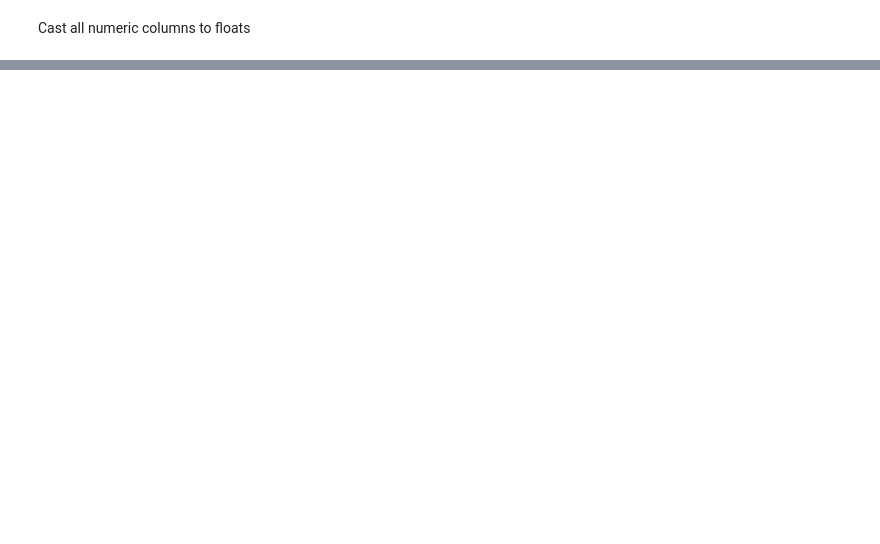
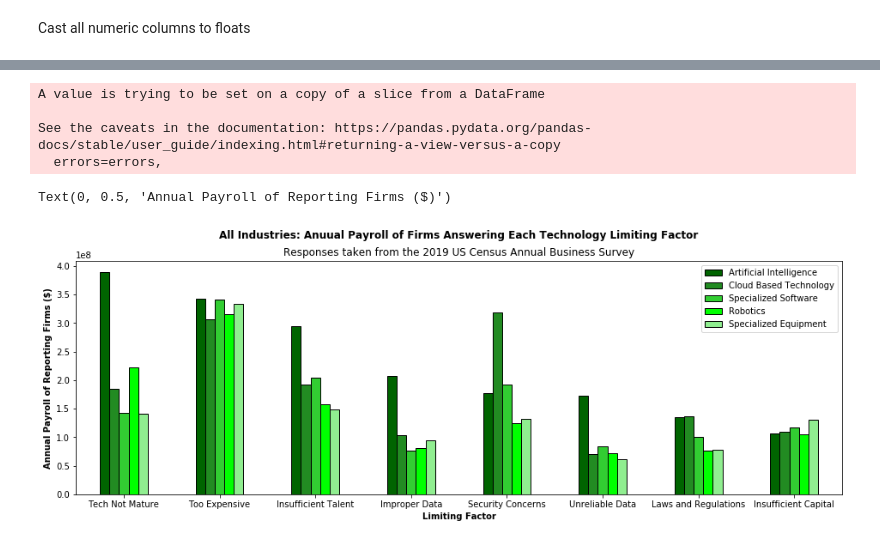
Before and after one commit to lstefanic/dev10-census-api-assessment, a Jupyter notebook: AllIndustries_TechFactors.ipynb, the cells around one changed output, grey strips where cells are left out. Drawn from its saved outputs; the diff is of its cells as text; code cells hidden in the pictures; blank space fills up the shorter version.

```diff
--- a/AllIndustries_TechFactors.ipynb
+++ b/AllIndustries_TechFactors.ipynb
@@ -128,0 +327,18 @@ plt.show()
+# %%
+# create full data frames
+TotalInd_df_payann = AI_df_payann
+TotalInd_df_payann.columns = ['Artificial Intelligence']
+TotalInd_df_payann['Cloud Based Technology'] = CloudB_df_payann['PAYANN']
+TotalInd_df_payann['Specialized Software'] = SpecSW_df_payann['PAYANN']
+TotalInd_df_payann['Robotics'] = Robo_df_payann['PAYANN']
+TotalInd_df_payann['Specialized Equipment'] = SpecEQ_df_payann['PAYANN']
+
+TotalInd_df_marketshare = AI_df_marketshare
+TotalInd_df_marketshare.columns = ['Artificial Intelligence']
+TotalInd_df_marketshare['Cloud Based Technology'] = CloudB_df_marketshare['RCPPDEMP_PCT']
+TotalInd_df_marketshare['Specialized Software'] = SpecSW_df_marketshare['RCPPDEMP_PCT']
+TotalInd_df_marketshare['Robotics'] = Robo_df_marketshare['RCPPDEMP_PCT']
+TotalInd_df_marketshare['Specialized Equipment'] = SpecEQ_df_marketshare['RCPPDEMP_PCT']
+
+print(TotalInd_df_payann)
+print(TotalInd_df_marketshare)
@@ -128,0 +380,16 @@ plt.show()
+# %%
+# now plot
+color_list = ['darkgreen','forestgreen','limegreen','lime','lightgreen']
+TotalInd_df_payann.drop(['Total Reporting','No Factors','Not Applicable'],axis=0,inplace=True)
+TotalInd_df_payannsorted = TotalInd_df_payann.sort_values(by='Artificial Intelligence',ascending=False)
+TotalInd_df_payannsorted.plot(kind='bar',color=color_list,rot=0,edgecolor='black',figsize=(16,5),title='Responses taken from the 2019 US Census Annual Business Survey')
+plt.suptitle('All Industries: Anuual Payroll of Firms Answering Each Technology Limiting Factor',fontweight='bold',x=0.512)
+plt.xlabel('Limiting Factor',fontweight='bold')
+plt.ylabel('Annual Payroll of Reporting Firms ($)',fontweight='bold')
+# %% [output]
+A value is trying to be set on a copy of a slice from a DataFrame
+
+See the caveats in the documentation: https://pandas.pydata.org/pandas-docs/stable/user_guide/indexing.html#returning-a-view-versus-a-copy
+  errors=errors,
+Text(0, 0.5, 'Annual Payroll of Reporting Firms ($)')
+[figure, added]
```
Also changed, not shown: parts of 15 cells of this notebook, 2 other files.
